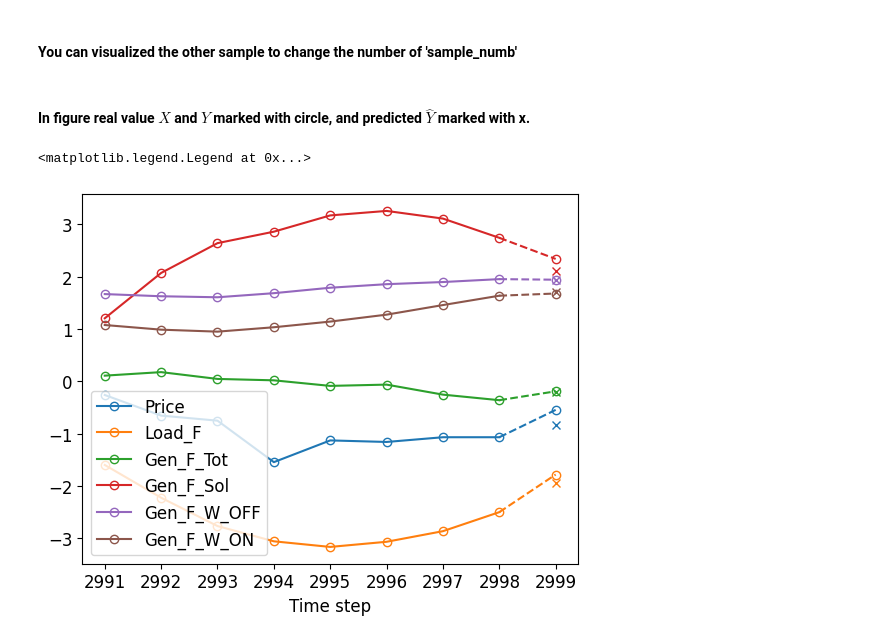
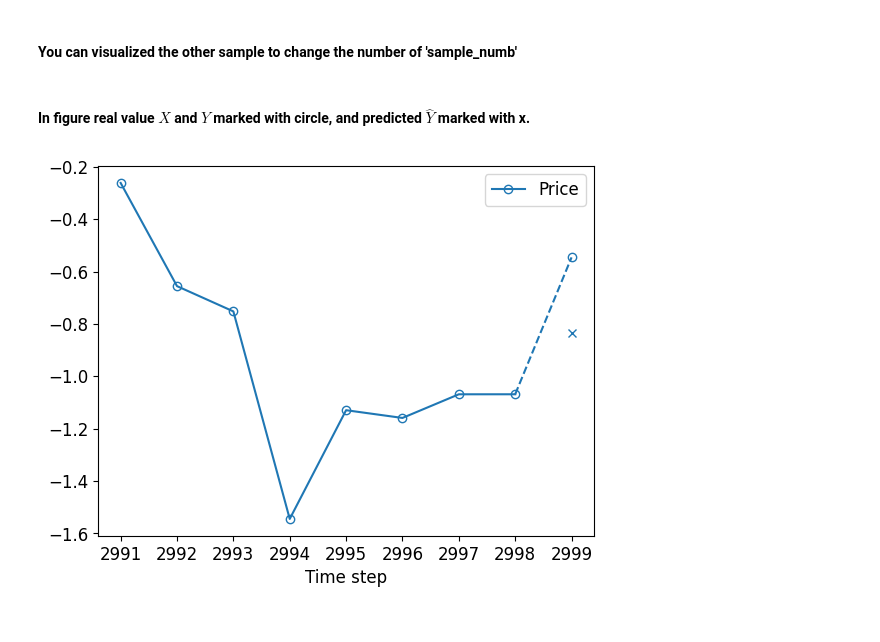
Before and after one commit to abtosun/xAI_electricity_prices, a Jupyter notebook: Visualization.ipynb, the cells around one changed output. Saved outputs shown, nothing was run; the diff lists cells and outputs as text; code cells hidden in the pictures.

```diff
--- a/Visualization.ipynb
+++ b/Visualization.ipynb
@@ -143,27 +143,33 @@ with torch.no_grad():
     series_weights = (basis_weight[0] * model.model.output_linear.weight.transpose(1,0)).cpu().numpy()
     logits, _ = model(torch_x)
     logits = logits.cpu().numpy()
-# %% [markdown]
-#### In figure real value $X$ and $Y$ marked with circle, and predicted $\hat{Y}$ marked with x.
-# %%
-fig, ax = plt.subplots(1,1)
-
-st = sample_numb
-ed = sample_numb + len(x[0])
-
-ax.plot(range(st, ed), x[0], marker = 'o', markerfacecolor='none')
-ax.set_xlabel('Time step')
-
-for n, v in enumerate(np.concatenate([x[0, -1:], y]).transpose()):
-    ax.plot(range(ed - 1, ed + 1), v, '--', color = list(MP.colors.TABLEAU_COLORS)[n])
-    ax.plot(ed, v[1], marker = 'o', markerfacecolor='none', color = list(MP.colors.TABLEAU_COLORS)[n])
-    ax.plot(ed, logits[n], marker = 'x', markerfacecolor='none', color = list(MP.colors.TABLEAU_COLORS)[n])
-
-ax.set_rasterized(True)
-ax.legend(log['columns'])
-# %% [output]
-<matplotlib.legend.Legend at 0x...>
-[figure, removed]
+# %% [markdown]
+#### In figure real value $X$ and $Y$ marked with circle, and predicted $\hat{Y}$ marked with x.
+# %%
+fig, ax = plt.subplots(1, 1)
+
+st = sample_numb
+ed = sample_numb + len(x[0])
+
+# Ensure 'Price' is correctly identified
+price_index = list(log['columns']).index('Price')
+
+# Plot the "Price" series from x[0]
+ax.plot(range(st, ed), x[0][:, price_index], marker='o', markerfacecolor='none')
+ax.set_xlabel('Time step')
+
+# Plot the "Price" series from the concatenated array
+v = np.concatenate([x[0, -1:, price_index], y[:, price_index]]).flatten()
+ax.plot(range(ed - 1, ed + 1), v, '--', color=list(MP.colors.TABLEAU_COLORS)[price_index])
+ax.plot(ed, v[1], marker='o', markerfacecolor='none', color=list(MP.colors.TABLEAU_COLORS)[price_index])
+ax.plot(ed, logits[price_index], marker='x', markerfacecolor='none', color=list(MP.colors.TABLEAU_COLORS)[price_index])
+
+ax.set_rasterized(True)
+ax.legend(['Price'])
+
+plt.show()
+# %% [output]
+[figure, added]
 # %%
 # Correctly extract the corresponding timestamps for the validation data
 val_indices = all_fold_indices[fold]['val_index']
```
Also changed, not shown: parts of 1 cell of this notebook, 5 other files.
